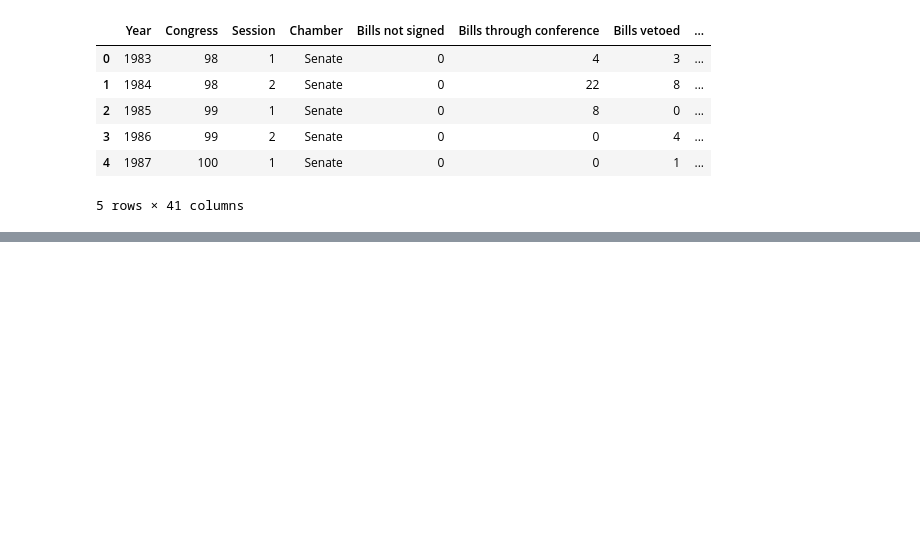
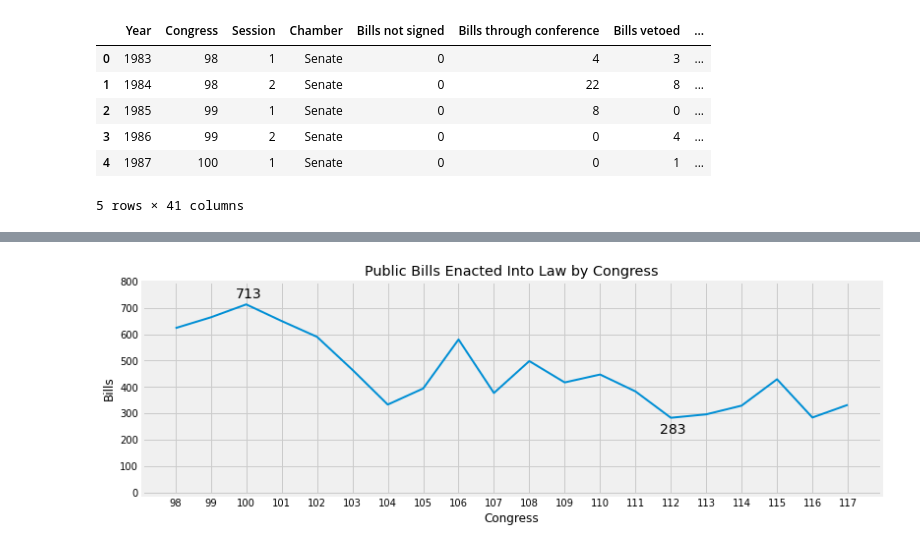
Before and after one commit to tamimcm416/congressional_activity, a Jupyter notebook: notebooks/ExploratoryDataAnalysis.ipynb, the cells around one changed output, grey strips where cells are left out. Saved outputs shown, nothing was run; the diff lists cells and outputs as text; code cells hidden in the pictures; blank space fills up the shorter version.

```diff
--- a/notebooks/ExploratoryDataAnalysis.ipynb
+++ b/notebooks/ExploratoryDataAnalysis.ipynb
@@ -26,5 +28,6 @@ import matplotlib.pyplot as plt
 # Set defaults
 plt.style.use('fivethirtyeight')
 plt.rcParams['lines.linewidth'] = 2
+plt.rcParams['figure.figsize'] = [12, 4]
 # %% [markdown]
 ***
@@ -1341,0 +161,7 @@ conf_temp_df.loc[conf_temp_df['Year'] == 1998]
+# %%
+# We'll look at measures of productivity by Congress, so let's build a summary dataframe that groups data by Congress
+# We'll start with the general activity dataset
+gen_congress_df = gen_activity_df[gen_activity_df['Chamber'] != 'Both'].copy()
+gen_congress_df.drop(columns=['Year', 'Session', 'Chamber'], inplace=True)
+gen_congress_df = gen_congress_df.groupby('Congress').sum()
+gen_congress_df.head()
@@ -1341,0 +191,20 @@ conf_temp_df.loc[conf_temp_df['Year'] == 1998]
+# %%
+# Congresses with the most and least Public bills enacted into law
+print()
+fig, ax = plt.subplots()
+gen_congress_df[['Public bills enacted into law']].plot(ax=ax, legend=False)
+ax.set_title('Public Bills Enacted Into Law by Congress')
+ax.set_xlabel(xlabel='Congress')
+ax.set_ylabel(ylabel='Bills')
+ax.set_ylim(bottom=-10, top=800)
+max_cong = gen_congress_df['Public bills enacted into law'].idxmax()
+max_label = gen_congress_df.loc[max_cong, ['Public bills enacted into law']][0]
+min_cong = gen_congress_df['Public bills enacted into law'].idxmin()
+min_label = gen_congress_df.loc[min_cong, ['Public bills enacted into law']][0]
+ax.text(max_cong-0.3, max_label+25, int(max_label), size=14)
+ax.text(min_cong-0.3, min_label-60, int(min_label), size=14)
+ax.xaxis.set_major_formatter(plt.FormatStrFormatter('%i'))
+plt.xticks(gen_congress_df.index)
+plt.show()
+# %% [output]
+[figure, added]
```
Also changed, not shown: parts of 155 cells of this notebook, 1 other file.
